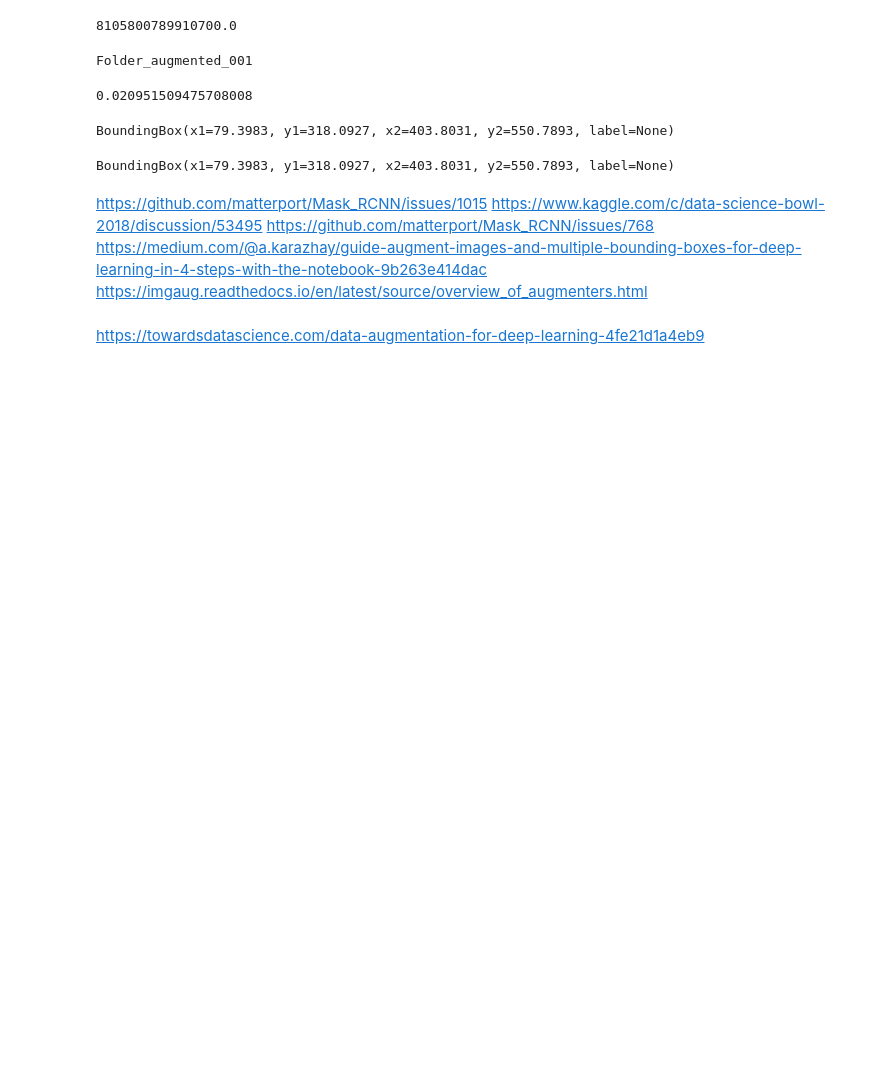
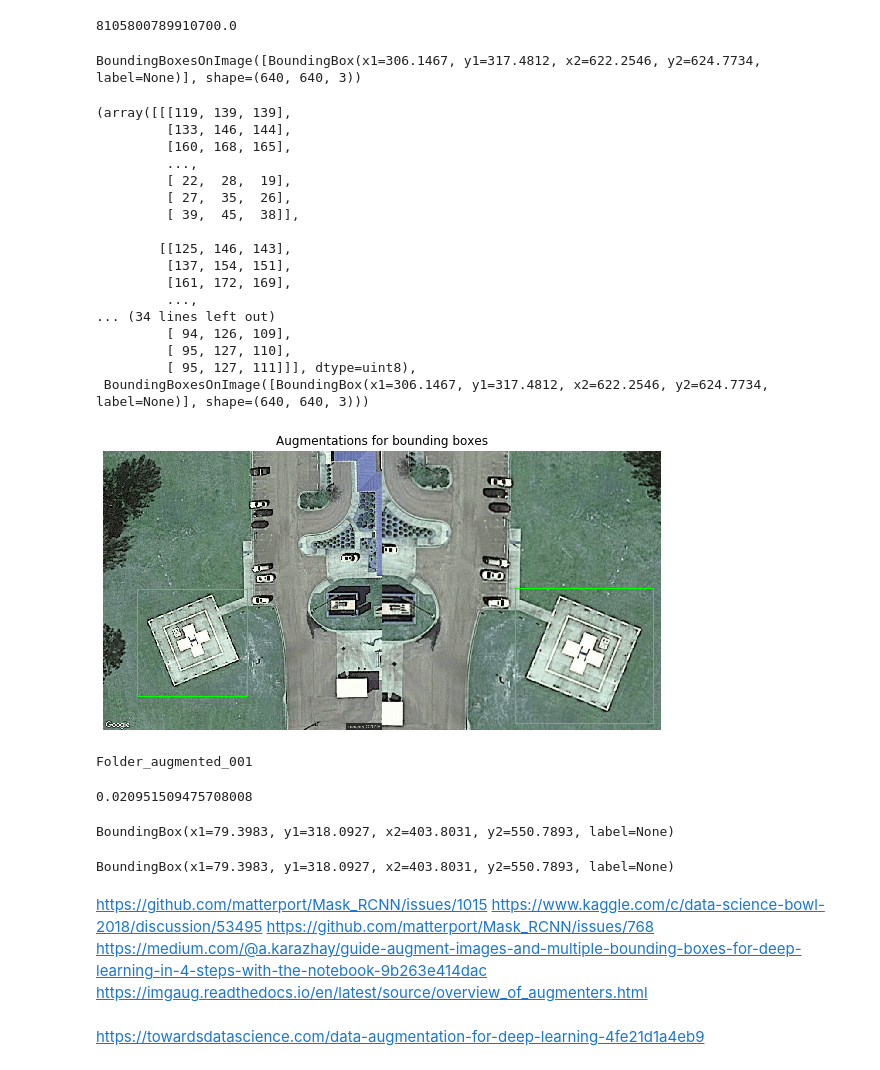
Before and after one commit to jonasbtn/helipad_detection, a Jupyter notebook: src/augmentation/AugmentationStrategyDesign.ipynb, the cells around one changed output. Cells and saved outputs as stored; diff of their text form; code cells hidden in the pictures; blank space fills up the shorter version.

```diff
--- a/src/augmentation/AugmentationStrategyDesign.ipynb
+++ b/src/augmentation/AugmentationStrategyDesign.ipynb
@@ -231,6 +231,35 @@ policy_v3 = iaa.Sequential([
                             iaa.Sometimes(0.15, iaa.pillike.EnhanceSharpness()),
                             iaa.Sometimes(0.15, iaa.pillike.EnhanceBrightness())
                             ])
+# %%
+imagepath = 'Helipad_00076.png'
+image = cv2.imread(imagepath)
+metapath = 'Helipad_00076.meta'
+with open(metapath, 'r') as f:
+    meta = json.load(f)
+box = meta['groundtruth']['box']
+# %%
+apply_augmentation_and_display_side_by_side(image, box, policy_v3)
+# %% [output]
+BoundingBoxesOnImage([BoundingBox(x1=306.1467, y1=317.4812, x2=622.2546, y2=624.7734, label=None)], shape=(640, 640, 3))
+(array([[[119, 139, 139],
+         [133, 146, 144],
+         [160, 168, 165],
+         ...,
+         [ 22,  28,  19],
+         [ 27,  35,  26],
+         [ 39,  45,  38]],
+
+        [[125, 146, 143],
+         [137, 154, 151],
+         [161, 172, 169],
+         ...,
+... (34 lines left out)
+         [ 94, 126, 109],
+         [ 95, 127, 110],
+         [ 95, 127, 111]]], dtype=uint8),
+ BoundingBoxesOnImage([BoundingBox(x1=306.1467, y1=317.4812, x2=622.2546, y2=624.7734, label=None)], shape=(640, 640, 3)))
+[figure, added]
 # %%
 root_image_folder = "C:\\Users\\AISG\Documents\\Jonas\\Helipad\\Helipad_DataBase"
 root_meta_folder = "C:\\Users\\AISG\Documents\\Jonas\\Helipad\\Helipad_DataBase_meta"
```
Also changed, not shown: 2 other files.
